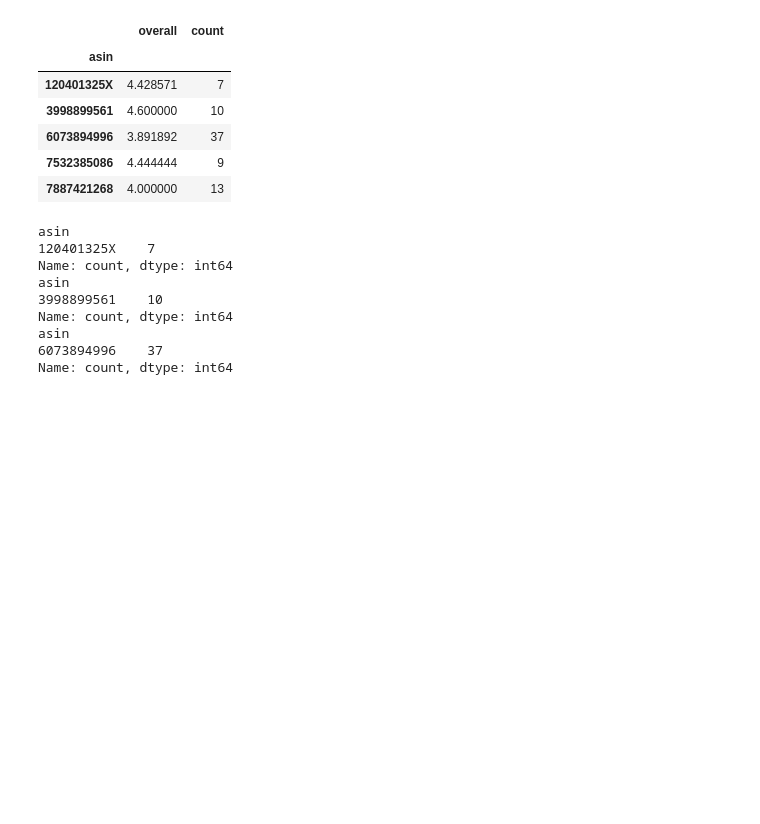
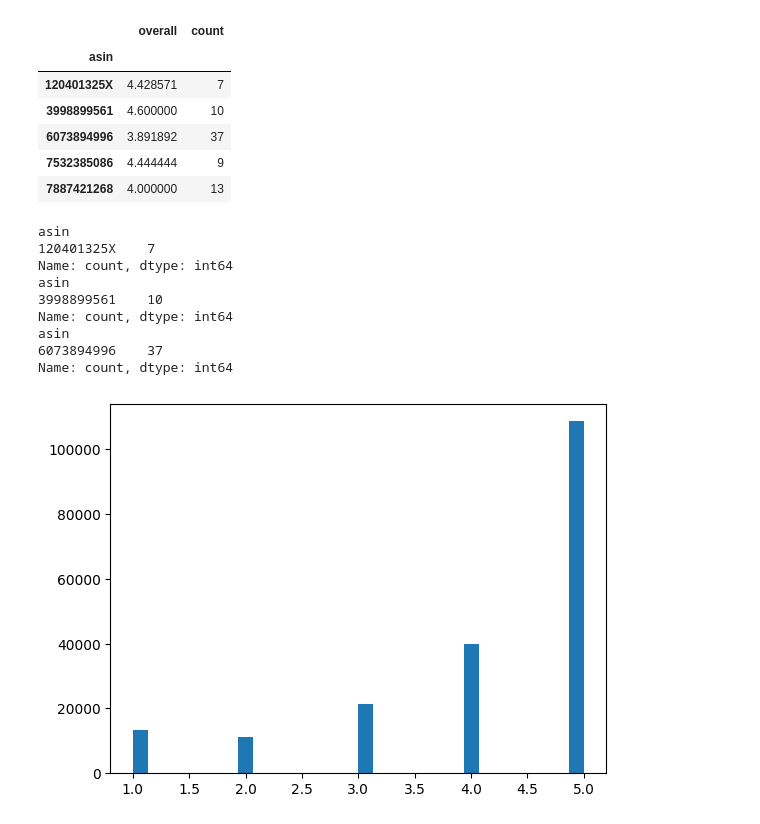
Before and after one commit to matheuspfferreira/python_data_science, a Jupyter notebook: Clientes da Amazon - 08/notebook/nb_amazon_clients.ipynb, the cells around one changed output. Drawn from its saved outputs; the diff is of its cells as text; code cells hidden in the pictures; blank space fills up the shorter version.

Commit message:
Identificando a nota mais frequente entre os clientes. Sendo assim, entende-se que a nota máxima (cinco) é a mais costumeira, uma vez que os produtos da Amazon são de qualidade.

```diff
--- a/Clientes da Amazon - 08/notebook/nb_amazon_clients.ipynb
+++ b/Clientes da Amazon - 08/notebook/nb_amazon_clients.ipynb
@@ -160,3 +161,9 @@ Name: count, dtype: int64
 asin
 6073894996    37
 Name: count, dtype: int64
+# %%
+# Identificando a nota mais frequente entre os clientes
+plt.hist(dados['overall'], bins=30)
+plt.show()
+# %% [output]
+[figure, added]
```
Also changed, not shown: parts of 1 cell of this notebook.
